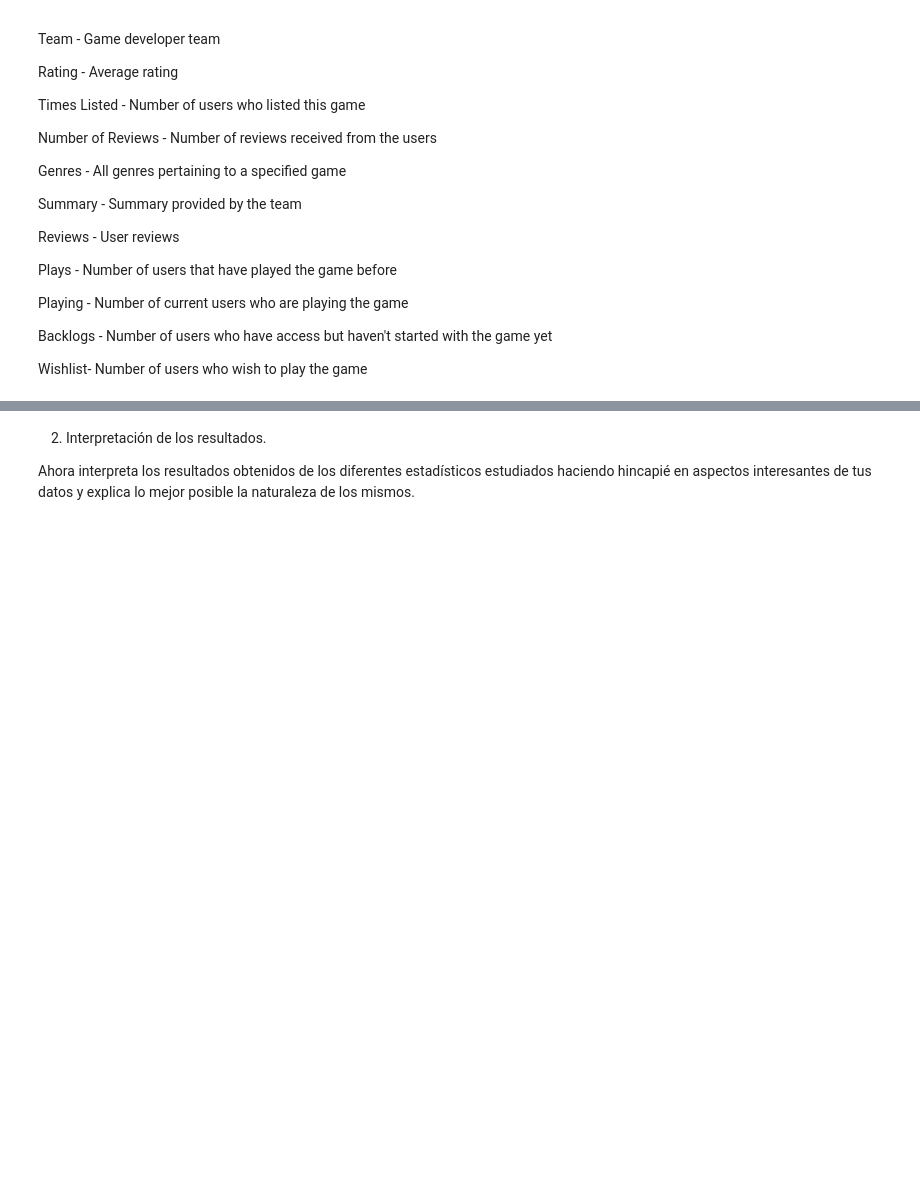
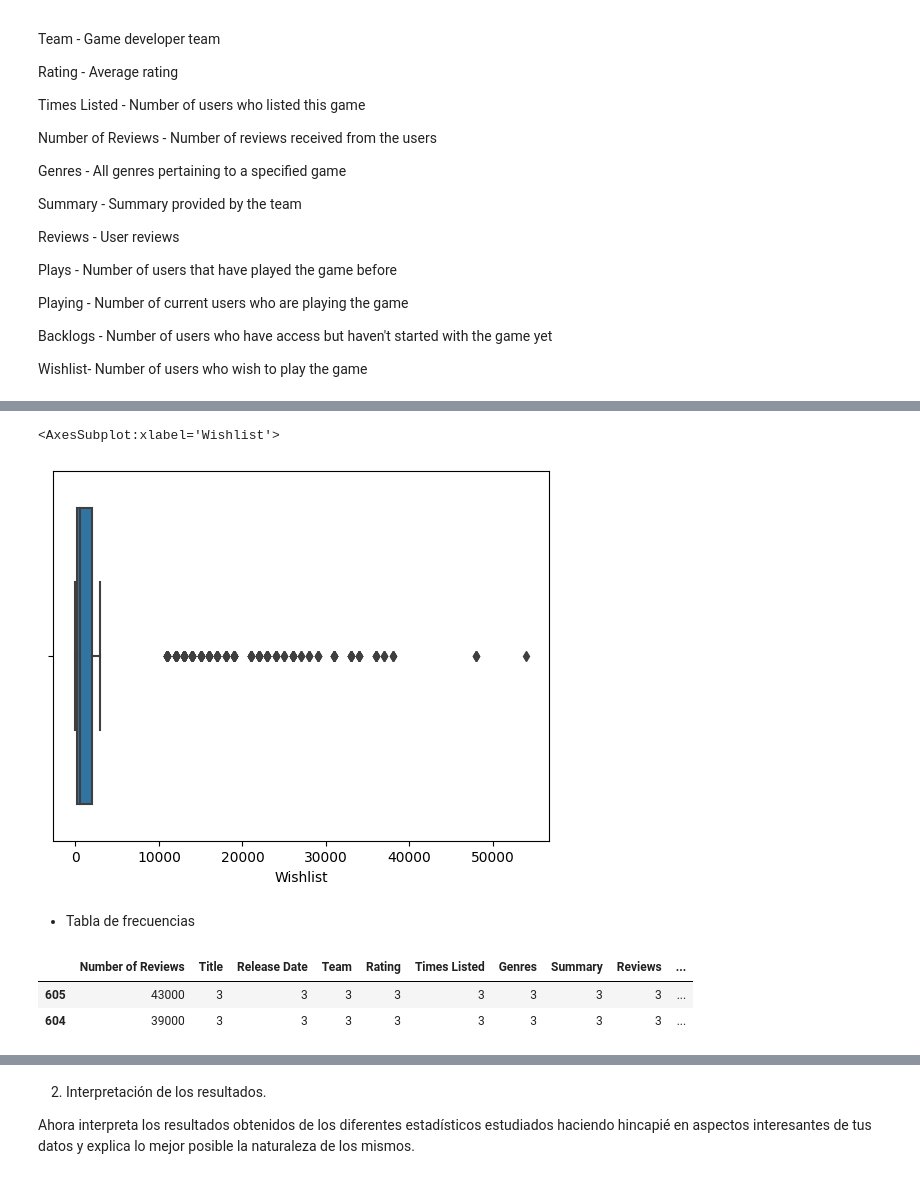
Before and after one commit to Adalab/promo-d-da-modulo2-sprint1-cristina-lidya, a Jupyter notebook: estadistica/estadistica-leccion2-cuartiles.ipynb, the cells around one changed output, grey strips where cells are left out. Drawn from its saved outputs; the diff is of its cells as text; code cells hidden in the pictures; blank space fills up the shorter version.

```diff
--- a/estadistica/estadistica-leccion2-cuartiles.ipynb
+++ b/estadistica/estadistica-leccion2-cuartiles.ipynb
@@ -54,0 +145,18 @@ Utilizando métodos de pandas: media, mediana, moda, máximo y mínimo
+# %%
+#Para la columna Number of Wishlist
+
+sns.boxplot(x = "Wishlist", data = games)
+# %% [output]
+<AxesSubplot:xlabel='Wishlist'>
+[figure, added]
+# %% [markdown]
+- Tabla de frecuencias
+# %%
+#Para la columna Number of Reviews
+
+tabfec_nr = games.groupby("Number of Reviews").count().reset_index().sort_values(by = "Number of Reviews", ascending = False)
+tabfec_nr.head(2)
+# %% [output]
+|  | Number of Reviews | Title | Release Date | Team | Rating | Times Listed | Genres | Summary | Reviews | ... |
+| 605 | 43000 | 3 | 3 | 3 | 3 | 3 | 3 | 3 | 3 | ... |
+| 604 | 39000 | 3 | 3 | 3 | 3 | 3 | 3 | 3 | 3 | ... |
```
Also changed, not shown: parts of 25 cells of this notebook, 1 other file.
